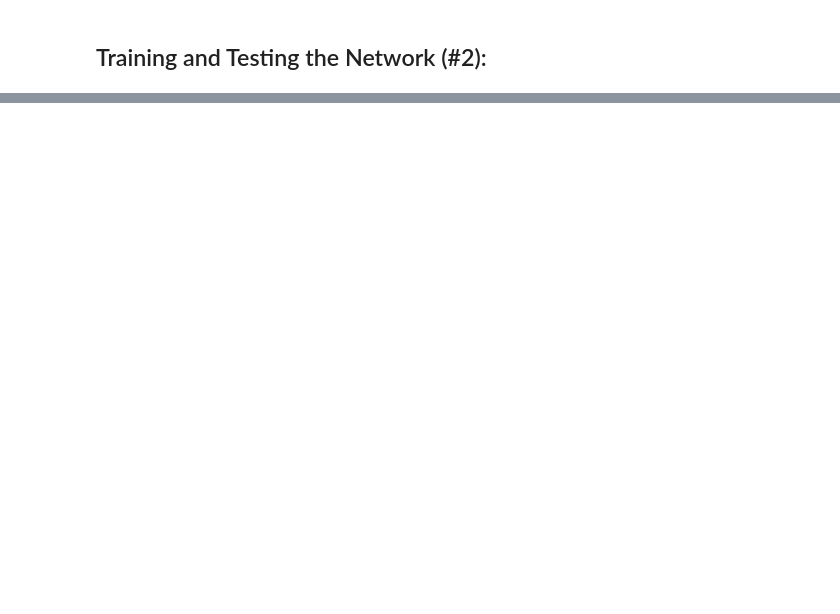
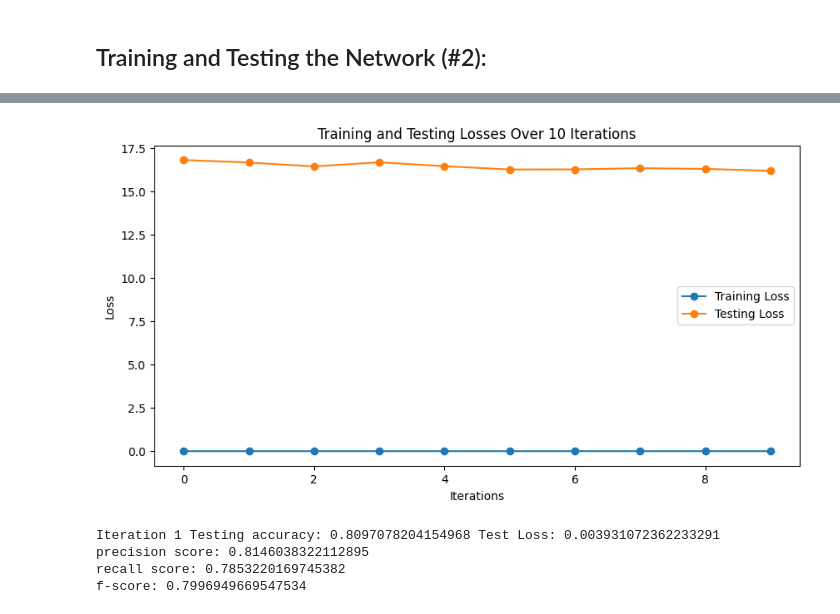
Before and after one commit to hafsamueen/syde-552-final-project, a Jupyter notebook: syde_552_final_project.ipynb, the cells around one changed output, grey strips where cells are left out. Cells and saved outputs as stored; diff of their text form; code cells hidden in the pictures; blank space fills up the shorter version.

```diff
--- a/syde_552_final_project.ipynb
+++ b/syde_552_final_project.ipynb
@@ -430,0 +617,67 @@ plt.show()
+# %%
+# plotting losses
+plt.figure(figsize=(10, 5))
+plt.title('Training and Testing Losses Over 10 Iterations')
+plt.plot(train_losses2, marker='o', linestyle = 'solid', label='Training Loss')
+plt.plot(test_losses2, marker='o', linestyle = 'solid', label='Testing Loss')
+plt.xlabel('Iterations')
+plt.ylabel('Loss')
+plt.legend()
+plt.show()
+# %% [output]
+[figure, added]
+# %%
+# testing / evaluating the network
+
+accuracy_tested2 = []       # variables to keep track of testing
+all_test_targets2 = []      # the correct labels of each image
+all_test_predictions2 = []  # the labels predicted of each image from the model
+
+def test_network():
+  for i in range(1):
+    correct = 0
+    test_loss2 = 0
+    network.eval()
+    for data, target in test_loader:                           # go through the test data once (in groups of 128)
+        with torch.no_grad():                                  # telling torch not to track gradients
+          data, target = data.to(device), target.to(device)    # putting network on T4 GPU (if available)
+          output = network(data)                               # feed in the data
+
+          # moving output and target back to CPU
+          output = output.cpu()
+          target = target.cpu()
+
+          loss = loss_fn(output, target)                       # compute loss b/w ouputs and targets
+          pred = output.data.max(1, keepdim=True)[1]           # compute which output is largest to take as the prediction
+          correct += pred.eq(target.data.view_as(pred)).sum()  # compute the number of correct outputs
+
+          test_loss2 += loss.item()
+          all_test_predictions2.extend(pred.tolist())
+          all_test_targets2.extend(target.tolist())
+
+  # update the list of testing accuracy values
+  score = float(correct/len(test_loader.dataset))
+  accuracy_tested2.append(score)
+  testing_loss2 = float(test_loss2/len(test_loader.dataset))
+  print('Iteration', len(accuracy_tested2), 'Testing accuracy:', score, 'Test Loss:', testing_loss2)
+
+for i in range(1):
+    test_network()
+
+y_true = all_test_targets2
+y_pred = all_test_predictions2
+
+from sklearn.metrics import confusion_matrix, precision_score, recall_score, f1_score
+cm_test2 = confusion_matrix(y_true, y_pred)        # confusion matrix for testing images
+precision_score2 = precision_score(y_true, y_pred) # precision score for testing images
+recall_score2 = recall_score(y_true, y_pred)       # recall score for testing images
+f1_score2 = f1_score(y_true, y_pred)               # F1 score for testing images
+
+print(f"precision score: {precision_score2}")
+print(f"recall score: {recall_score2}")
+print(f"f-score: {f1_score2}")
+# %% [output]
+Iteration 1 Testing accuracy: 0.8097078204154968 Test Loss: 0.003931072362233291
+precision score: 0.8146038322112895
+recall score: 0.7853220169745382
+f-score: 0.7996949669547534
```
Also changed, not shown: parts of 32 cells of this notebook.
